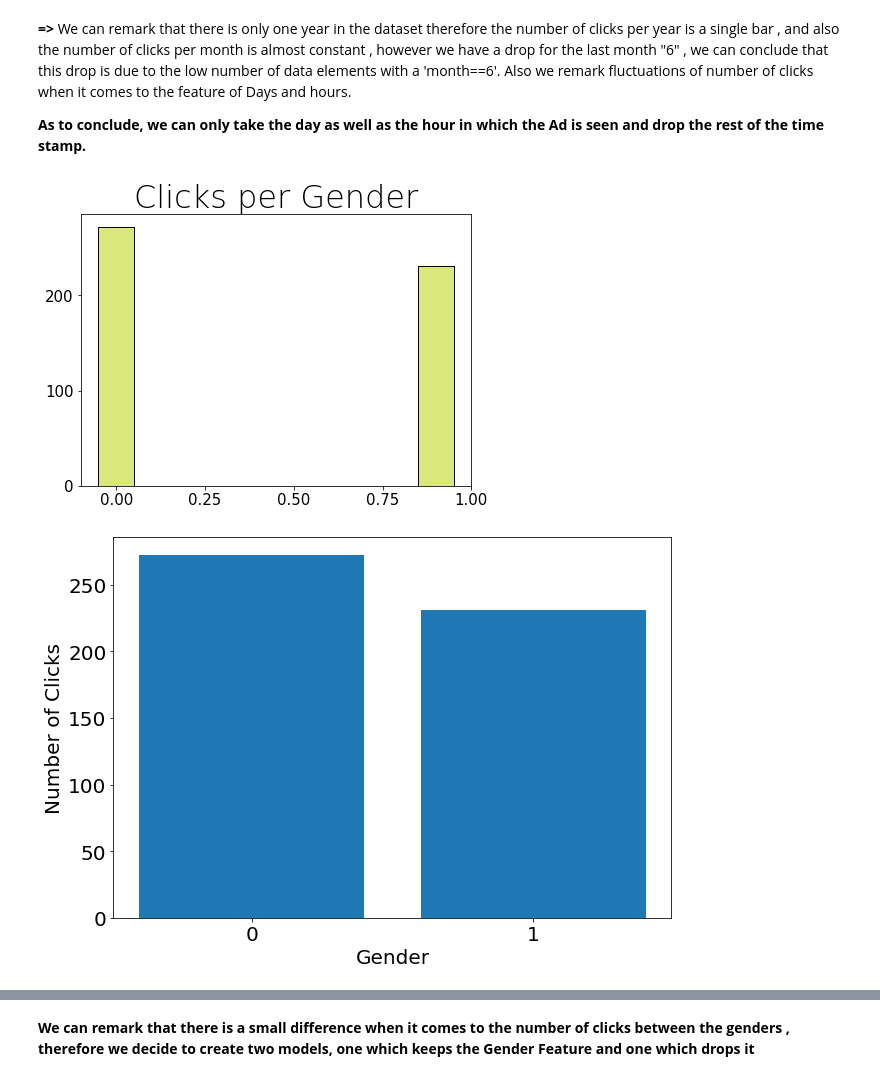
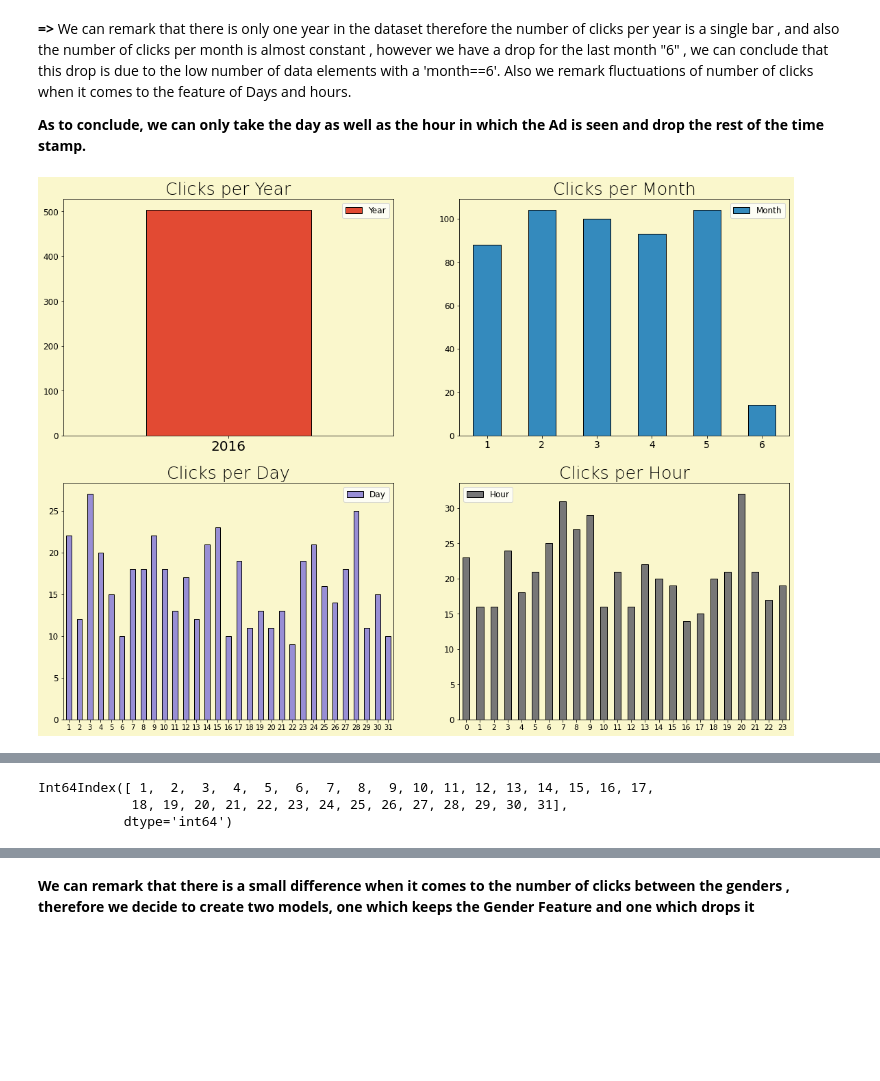
Before and after one commit to MohamedAmineDHIAB/AD_click_prediction_using_SVM-Doc2Vec, a Jupyter notebook: challenge.ipynb, the cells around one changed output, grey strips where cells are left out. Cells and saved outputs as stored; diff of their text form; code cells hidden in the pictures; blank space fills up the shorter version.

```diff
--- a/challenge.ipynb
+++ b/challenge.ipynb
@@ -180,15 +158,3 @@ Wall time: 6.2 µs
 **=>** We can remark that there is only one year in the dataset therefore the number of clicks per year is a single bar , and also the number of clicks per month is almost constant , however we have a drop for the last month "6" , we can conclude that this drop is due to the low number of data elements with a 'month==6'. Also we remark fluctuations of number of clicks when it comes to the feature of Days and hours.
 
 **As to conclude, we can only take the day as well as the hour in which the Ad is seen and drop the rest of the time stamp.**
-# %%
-params = {'axes.titlesize':'32',
-          'xtick.labelsize':'24',
-          'ytick.labelsize':'24',
-          'axes.titleweight':'50'}
-
-matplotlib.rcParams.update(params)
-data_hist.hist(column='gender',figsize=(7,5),grid=False,xlabelsize=15,ylabelsize=15,align="left",color='#DAE87B',edgecolor='k')
-plt.title('Clicks per Gender')
-plt.show()
-# %% [output]
-[figure, removed]
@@ -202,11 +161,21 @@ def clicks_per_gender(df:pd.DataFrame):
-# %%
-cl_p_g=clicks_per_gender(data)
-plt.rcParams["figure.figsize"] = (10,7)
-plt.rcParams["font.size"] = 20
-plt.bar(cl_p_g.keys(),cl_p_g.values(),align='center')
-plt.xlabel('Gender')
-plt.ylabel('Number of Clicks')
-plt.xticks([0,1])
-plt.show()
-# %% [output]
-[figure, removed]
+# %%
+%%time
+
+fig, axes = plt.subplots(nrows = 2, ncols =2, figsize = (19, 14),facecolor='#FAF7CC')
+colors = ["#e24a33", "#348abd", "#988ed5", "#777777"]
+
+for index, column in enumerate(['Year','Month','Day','Hour']):
+    df_col=data_hist[column].value_counts().sort_index()
+    unique=df_col.index
+    ax = axes.flatten()[index]
+    ax.set_facecolor('#FAF7CC')
+
+    df_col.plot.bar(ax=ax, color = colors[index], label = column,align = 'center',edgecolor = 'k',rot=0)
+    ax.set_title('Clicks per '+column,fontsize =25)
+    ax.legend(loc = "best",prop={"size":12})
+    ax.set_xticklabels(unique,fontsize=20/(len(unique))**0.2)
+
+
+plt.show()
+# %% [output]
+[figure, added]
@@ -212,0 +184,6 @@ plt.show()
+# %%
+data_hist['Day'].value_counts().sort_index().index
+# %% [output]
+Int64Index([ 1,  2,  3,  4,  5,  6,  7,  8,  9, 10, 11, 12, 13, 14, 15, 16, 17,
+            18, 19, 20, 21, 22, 23, 24, 25, 26, 27, 28, 29, 30, 31],
+           dtype='int64')
```
Also changed, not shown: parts of 4 cells of this notebook.
